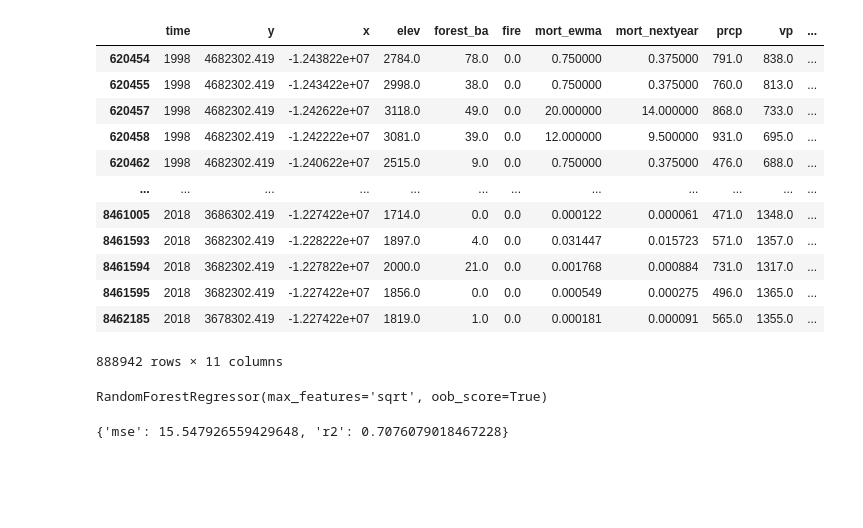
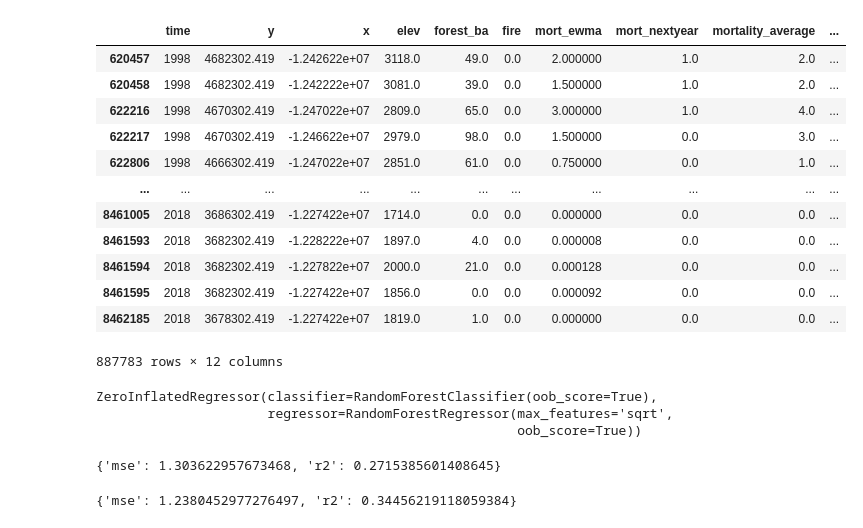
Before and after one commit to s-kganz/ForestLST, a Jupyter notebook: notebooks/rf.ipynb, the cells around one changed output. Cells and saved outputs as stored; diff of their text form; code cells hidden in the pictures; blank space fills up the shorter version.

```diff
--- a/notebooks/rf.ipynb
+++ b/notebooks/rf.ipynb
@@ -33,25 +51,28 @@ ds["mort_ewma"] = xr.apply_ufunc(
     kwargs=dict(window=3)
 )
 
+# Average over time
+ds["mortality_average"] = np.nancumsum(ds.mortality, axis=2) / np.cumsum(~np.isnan(ds.mortality), axis=2)
+
 # Shift so we are doing proper out-year forecasting
-ds["mort_nextyear"] = ds["mort_ewma"].shift(time=-1)
+ds["mort_nextyear"] = ds["mortality"].shift(time=-1)
 # %%
-df = ds[["elev", "forest_ba", "fire", "mort_ewma", "mort_nextyear", "prcp", "vp", "vod"]].to_dataframe().reset_index().dropna()
+df = ds[["elev", "forest_ba", "fire", "mort_ewma", "mort_nextyear", "mortality_average", "prcp", "vp", "vod"]].to_dataframe().reset_index().dropna()
 df
 # %% [output]
-|  | time | y | x | elev | forest_ba | fire | mort_ewma | mort_nextyear | prcp | vp | ... |
-| 620454 | 1998 | 4682302.419 | -1.243822e+07 | 2784.0 | 78.0 | 0.0 | 0.750000 | 0.375000 | 791.0 | 838.0 | ... |
-| 620455 | 1998 | 4682302.419 | -1.243422e+07 | 2998.0 | 38.0 | 0.0 | 0.750000 | 0.375000 | 760.0 | 813.0 | ... |
-| 620457 | 1998 | 4682302.419 | -1.242622e+07 | 3118.0 | 49.0 | 0.0 | 20.000000 | 14.000000 | 868.0 | 733.0 | ... |
-| 620458 | 1998 | 4682302.419 | -1.242222e+07 | 3081.0 | 39.0 | 0.0 | 12.000000 | 9.500000 | 931.0 | 695.0 | ... |
-| 620462 | 1998 | 4682302.419 | -1.240622e+07 | 2515.0 | 9.0 | 0.0 | 0.750000 | 0.375000 | 476.0 | 688.0 | ... |
-| ... | ... | ... | ... | ... | ... | ... | ... | ... | ... | ... | ... |
-| 8461005 | 2018 | 3686302.419 | -1.227422e+07 | 1714.0 | 0.0 | 0.0 | 0.000122 | 0.000061 | 471.0 | 1348.0 | ... |
-| 8461593 | 2018 | 3682302.419 | -1.228222e+07 | 1897.0 | 4.0 | 0.0 | 0.031447 | 0.015723 | 571.0 | 1357.0 | ... |
-| 8461594 | 2018 | 3682302.419 | -1.227822e+07 | 2000.0 | 21.0 | 0.0 | 0.001768 | 0.000884 | 731.0 | 1317.0 | ... |
-| 8461595 | 2018 | 3682302.419 | -1.227422e+07 | 1856.0 | 0.0 | 0.0 | 0.000549 | 0.000275 | 496.0 | 1365.0 | ... |
-| 8462185 | 2018 | 3678302.419 | -1.227422e+07 | 1819.0 | 1.0 | 0.0 | 0.000181 | 0.000091 | 565.0 | 1355.0 | ... |
+|  | time | y | x | elev | forest_ba | fire | mort_ewma | mort_nextyear | mortality_average | ... |
+| 620457 | 1998 | 4682302.419 | -1.242622e+07 | 3118.0 | 49.0 | 0.0 | 2.000000 | 1.0 | 2.0 | ... |
+| 620458 | 1998 | 4682302.419 | -1.242222e+07 | 3081.0 | 39.0 | 0.0 | 1.500000 | 1.0 | 2.0 | ... |
+| 622216 | 1998 | 4670302.419 | -1.247022e+07 | 2809.0 | 65.0 | 0.0 | 3.000000 | 1.0 | 4.0 | ... |
+| 622217 | 1998 | 4670302.419 | -1.246622e+07 | 2979.0 | 98.0 | 0.0 | 1.500000 | 0.0 | 3.0 | ... |
+| 622806 | 1998 | 4666302.419 | -1.247022e+07 | 2851.0 | 61.0 | 0.0 | 0.750000 | 0.0 | 1.0 | ... |
+| ... | ... | ... | ... | ... | ... | ... | ... | ... | ... | ... |
+| 8461005 | 2018 | 3686302.419 | -1.227422e+07 | 1714.0 | 0.0 | 0.0 | 0.000000 | 0.0 | 0.0 | ... |
+| 8461593 | 2018 | 3682302.419 | -1.228222e+07 | 1897.0 | 4.0 | 0.0 | 0.000008 | 0.0 | 0.0 | ... |
+| 8461594 | 2018 | 3682302.419 | -1.227822e+07 | 2000.0 | 21.0 | 0.0 | 0.000128 | 0.0 | 0.0 | ... |
+| 8461595 | 2018 | 3682302.419 | -1.227422e+07 | 1856.0 | 0.0 | 0.0 | 0.000092 | 0.0 | 0.0 | ... |
+| 8462185 | 2018 | 3678302.419 | -1.227422e+07 | 1819.0 | 1.0 | 0.0 | 0.000000 | 0.0 | 0.0 | ... |
-888942 rows × 11 columns
+887783 rows × 12 columns
 # %%
 years = ds.time.values
 
@@ -90,15 +114,24 @@ m = RandomForestRegressor(
     max_features="sqrt"
 )
 
+zir = ZeroInflatedRegressor(
+    classifier=RandomForestClassifier(oob_score=True, max_features="sqrt"),
+    regressor=RandomForestRegressor(oob_score=True, max_features="sqrt")
+)
+
 downsample_factor = 5
 
 X, y = split_xy(df_train, target)
 
-X = X[::downsample_factor]
-y = y[::downsample_factor]
+X_downsamp = X[::downsample_factor]
+y_downsamp = y[::downsample_factor]
 
 m.fit(
-    X, y
+    X_downsamp, y_downsamp
+)
+
+zir.fit(
+    X_downsamp, y_downsamp
 )
 
 # This is artificially inflated because we aren't running
@@ -107,14 +140,23 @@ m.fit(
 # train_result = get_results(m, X, y)
 # print(train_result)
 # %% [output]
-RandomForestRegressor(max_features='sqrt', oob_score=True)
+ZeroInflatedRegressor(classifier=RandomForestClassifier(oob_score=True),
+                      regressor=RandomForestRegressor(max_features='sqrt',
+                                                      oob_score=True))
 # %%
 # This is a more accurate representation of training R2
 print({
-    "mse": mean_squared_error(y, m.oob_prediction_),
-    "r2": explained_variance_score(y, m.oob_prediction_)
+    "mse": mean_squared_error(y_downsamp, m.oob_prediction_),
+    "r2": explained_variance_score(y_downsamp, m.oob_prediction_)
 })
 # %% [output]
-{'mse': 15.547926559429648, 'r2': 0.7076079018467228}
+{'mse': 1.303622957673468, 'r2': 0.2715385601408645}
+# %%
+print({
+    "mse": mean_squared_error(y, zir.predict(X)),
+    "r2": explained_variance_score(y, zir.predict(X))
+})
+# %% [output]
+{'mse': 1.2380452977276497, 'r2': 0.34456219118059384}
 # %%
 X_valid, y_valid = split_xy(df_valid, target)
```
Also changed, not shown: parts of 15 cells of this notebook.
